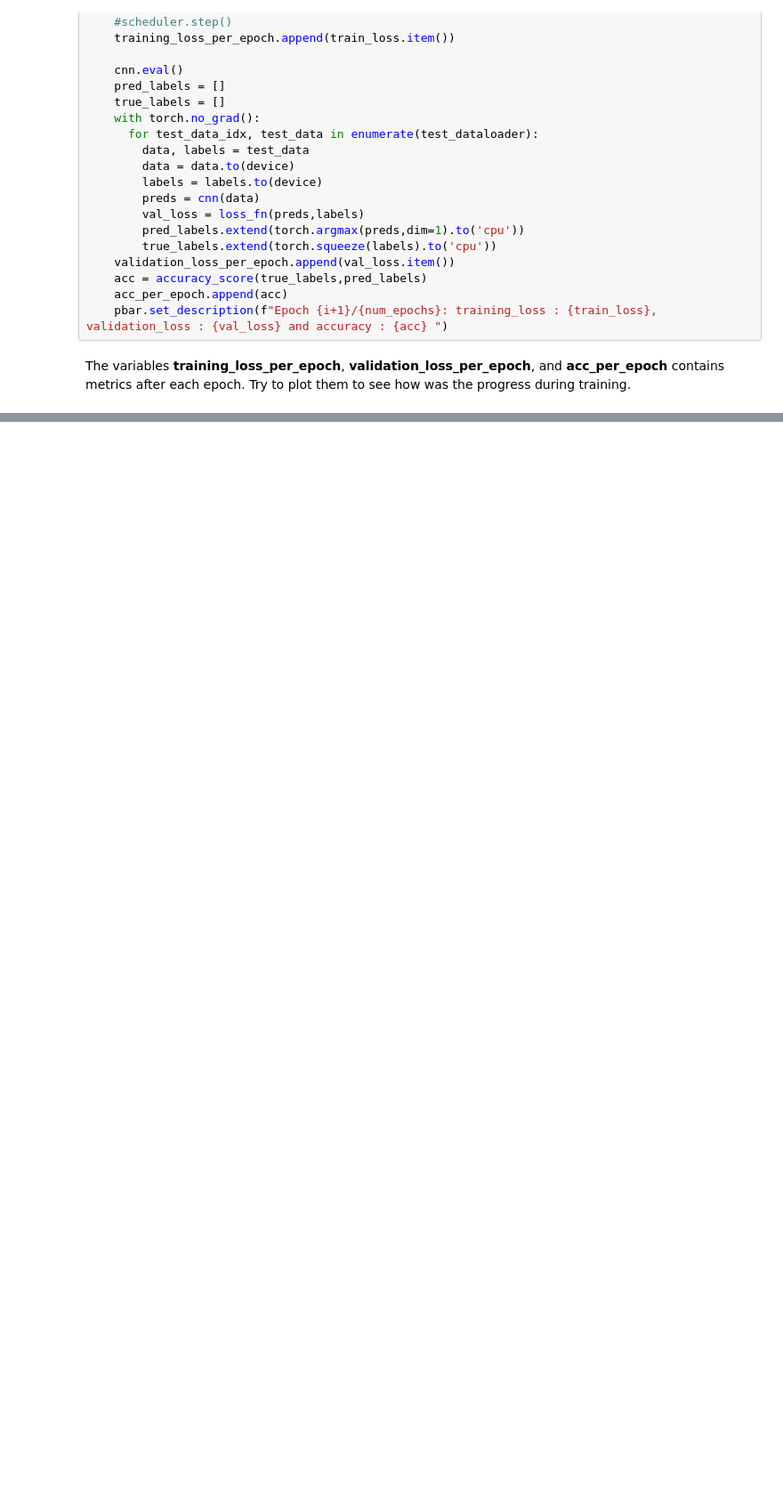
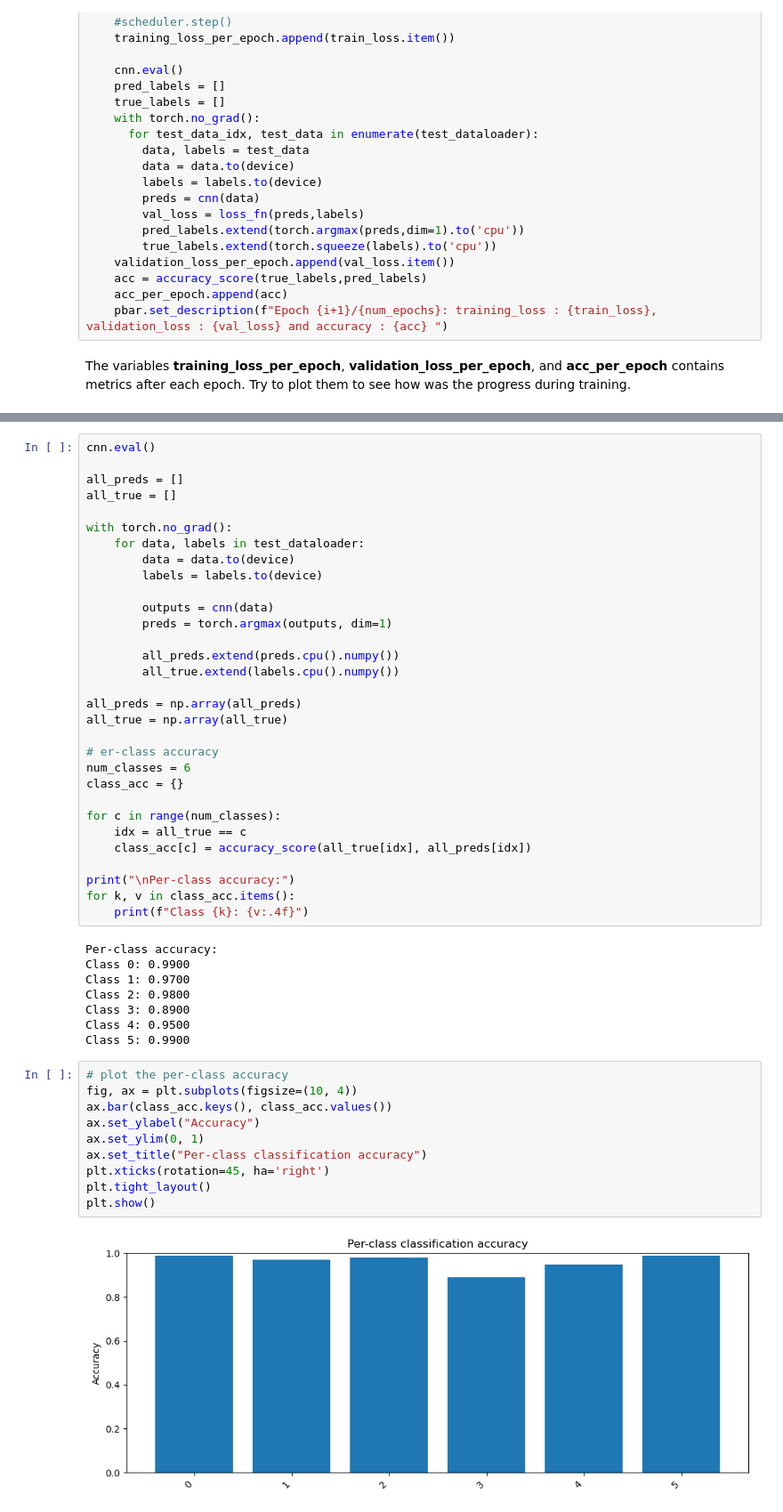
Before and after one commit to Hornston3/remote-sensing-lc, a Jupyter notebook: CNN_classifier_on_remote_sensing_image.ipynb, the cells around one changed output, grey strips where cells are left out. Shown at 89% size. Cells and saved outputs as stored; diff of their text form; blank space fills up the shorter version.

Commit message:
Add code for task 3.2 to calculate per-class accuracy and plot examples for correct and incorrect classifications

```diff
--- a/CNN_classifier_on_remote_sensing_image.ipynb
+++ b/CNN_classifier_on_remote_sensing_image.ipynb
@@ -435,0 +422,51 @@ plt.show()
+# %%
+cnn.eval()
+
+all_preds = []
+all_true = []
+
+with torch.no_grad():
+    for data, labels in test_dataloader:
+        data = data.to(device)
+        labels = labels.to(device)
+
+        outputs = cnn(data)
+        preds = torch.argmax(outputs, dim=1)
+
+        all_preds.extend(preds.cpu().numpy())
+        all_true.extend(labels.cpu().numpy())
+
+all_preds = np.array(all_preds)
+all_true = np.array(all_true)
+
+# er-class accuracy
+num_classes = 6
+class_acc = {}
+
+for c in range(num_classes):
+    idx = all_true == c
+    class_acc[c] = accuracy_score(all_true[idx], all_preds[idx])
+
+print("\nPer-class accuracy:")
+for k, v in class_acc.items():
+    print(f"Class {k}: {v:.4f}")
+# %% [output]
+Per-class accuracy:
+Class 0: 0.9900
+Class 1: 0.9700
+Class 2: 0.9800
+Class 3: 0.8900
+Class 4: 0.9500
+Class 5: 0.9900
+# %%
+# plot the per-class accuracy
+fig, ax = plt.subplots(figsize=(10, 4))
+ax.bar(class_acc.keys(), class_acc.values())
+ax.set_ylabel("Accuracy")
+ax.set_ylim(0, 1)
+ax.set_title("Per-class classification accuracy")
+plt.xticks(rotation=45, ha='right')
+plt.tight_layout()
+plt.show()
+# %% [output]
+[figure, added]
```
Also changed, not shown: parts of 8 cells of this notebook.
